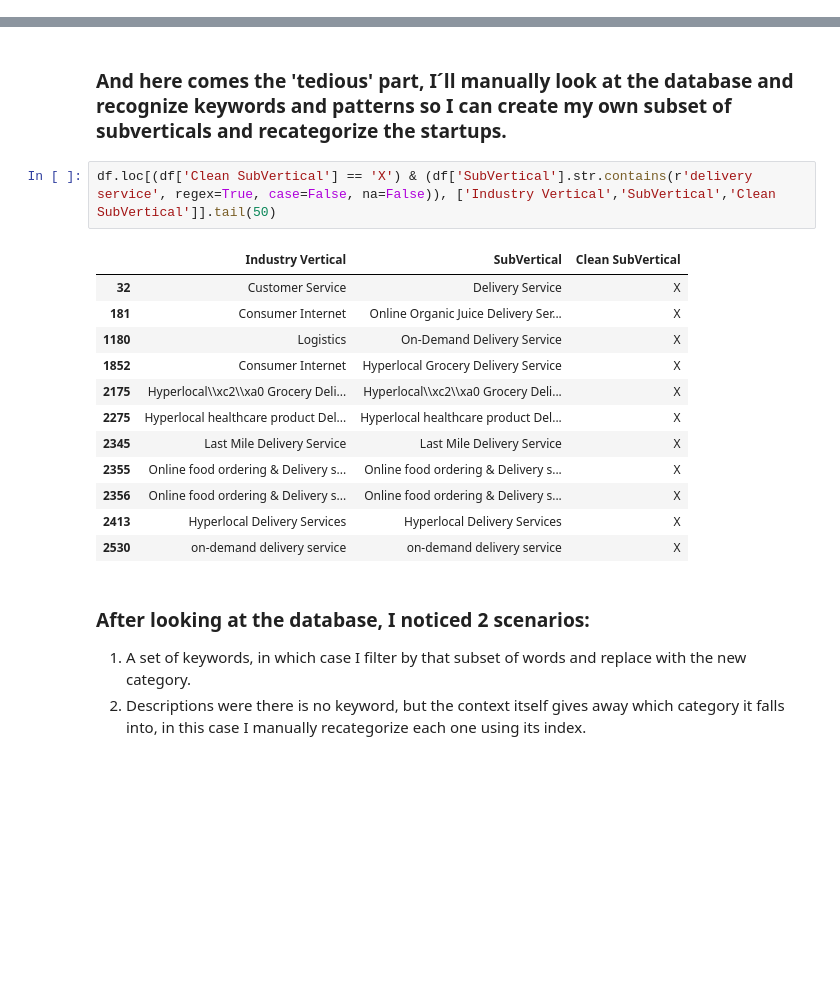
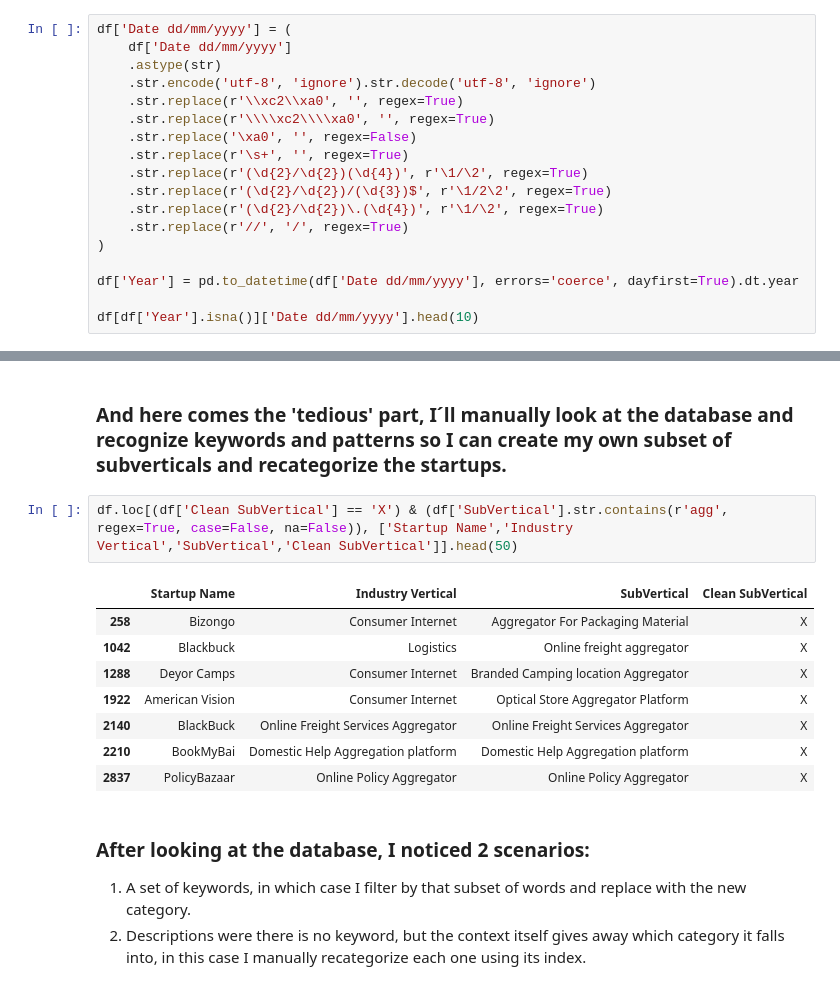
Before and after one commit to Jhan303/Startup-Funding-Regression-Project, a Jupyter notebook: Startup Funding Regression Project.ipynb, the cells around one changed output, grey strips where cells are left out. Saved outputs shown, nothing was run; the diff lists cells and outputs as text; blank space fills up the shorter version.

```diff
--- a/Startup Funding Regression Project.ipynb
+++ b/Startup Funding Regression Project.ipynb
@@ -121,0 +136,18 @@ df['Amount in USD'] = df['Amount in USD'].apply(clean_amount)
+# %%
+df['Date dd/mm/yyyy'] = (
+    df['Date dd/mm/yyyy']
+    .astype(str)
+    .str.encode('utf-8', 'ignore').str.decode('utf-8', 'ignore')
+    .str.replace(r'\\xc2\\xa0', '', regex=True)
+    .str.replace(r'\\\\xc2\\\\xa0', '', regex=True)
+    .str.replace('\xa0', '', regex=False)
+    .str.replace(r'\s+', '', regex=True)
+    .str.replace(r'(\d{2}/\d{2})(\d{4})', r'\1/\2', regex=True)
+    .str.replace(r'(\d{2}/\d{2})/(\d{3})$', r'\1/2\2', regex=True)
+    .str.replace(r'(\d{2}/\d{2})\.(\d{4})', r'\1/\2', regex=True)
+    .str.replace(r'//', '/', regex=True)
+)
+
+df['Year'] = pd.to_datetime(df['Date dd/mm/yyyy'], errors='coerce', dayfirst=True).dt.year
+
+df[df['Year'].isna()]['Date dd/mm/yyyy'].head(10)
@@ -158,20 +192,16 @@ df['SubVertical'] = df['SubVertical'].fillna(df['Industry Vertical'])
 # %% [markdown]
 ### And here comes the 'tedious' part, I´ll manually look at the database and recognize keywords and patterns so I can create my own subset of subverticals and recategorize the startups.
 # %%
-df.loc[(df['Clean SubVertical'] == 'X') & (df['SubVertical'].str.contains(r'delivery service', regex=True, case=False, na=False)), ['Industry Vertical','SubVertical','Clean SubVertical']].tail(50)
+df.loc[(df['Clean SubVertical'] == 'X') & (df['SubVertical'].str.contains(r'agg', regex=True, case=False, na=False)), ['Startup Name','Industry Vertical','SubVertical','Clean SubVertical']].head(50)
 # %% [output]
-|  | Industry Vertical | SubVertical | Clean SubVertical |
-| 32 | Customer Service | Delivery Service | X |
-| 181 | Consumer Internet | Online Organic Juice Delivery Ser... | X |
-| 1180 | Logistics | On-Demand Delivery Service | X |
-| 1852 | Consumer Internet | Hyperlocal Grocery Delivery Service | X |
-| 2175 | Hyperlocal\\xc2\\xa0 Grocery Deli... | Hyperlocal\\xc2\\xa0 Grocery Deli... | X |
-| 2275 | Hyperlocal healthcare product Del... | Hyperlocal healthcare product Del... | X |
-| 2345 | Last Mile Delivery Service | Last Mile Delivery Service | X |
-| 2355 | Online food ordering & Delivery s... | Online food ordering & Delivery s... | X |
-| 2356 | Online food ordering & Delivery s... | Online food ordering & Delivery s... | X |
-| 2413 | Hyperlocal Delivery Services | Hyperlocal Delivery Services | X |
-| 2530 | on-demand delivery service | on-demand delivery service | X |
+|  | Startup Name | Industry Vertical | SubVertical | Clean SubVertical |
+| 258 | Bizongo | Consumer Internet | Aggregator For Packaging Material | X |
+| 1042 | Blackbuck | Logistics | Online freight aggregator | X |
+| 1288 | Deyor Camps | Consumer Internet | Branded Camping location Aggregator | X |
+| 1922 | American Vision | Consumer Internet | Optical Store Aggregator Platform | X |
+| 2140 | BlackBuck | Online Freight Services Aggregator | Online Freight Services Aggregator | X |
+| 2210 | BookMyBai | Domestic Help Aggregation platform | Domestic Help Aggregation platform | X |
+| 2837 | PolicyBazaar | Online Policy Aggregator | Online Policy Aggregator | X |
 # %% [markdown]
 ### After looking at the database, I noticed 2 scenarios:
 1. A set of keywords, in which case I filter by that subset of words and replace with the new category.
```
Also changed, not shown: parts of 31 cells of this notebook.
